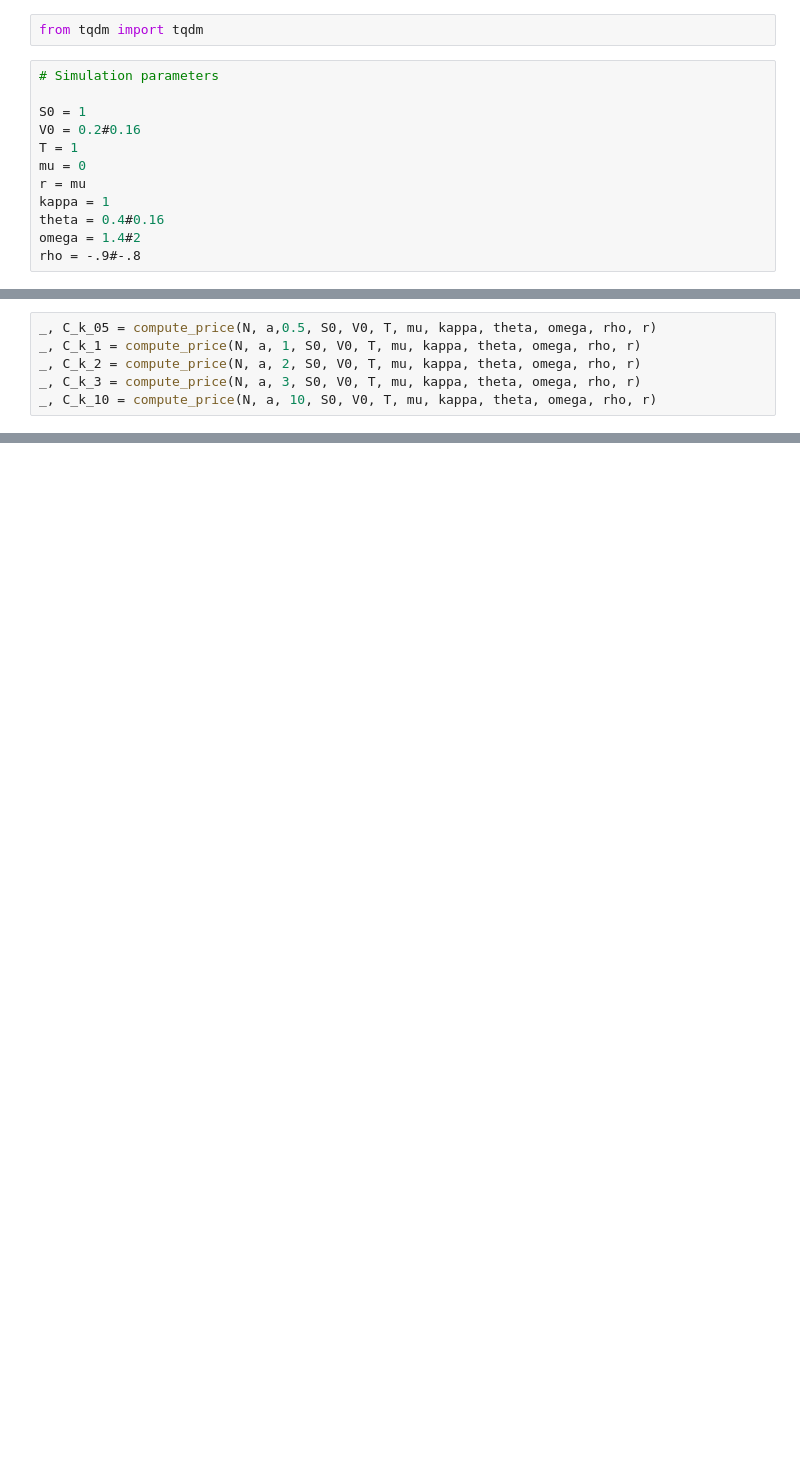
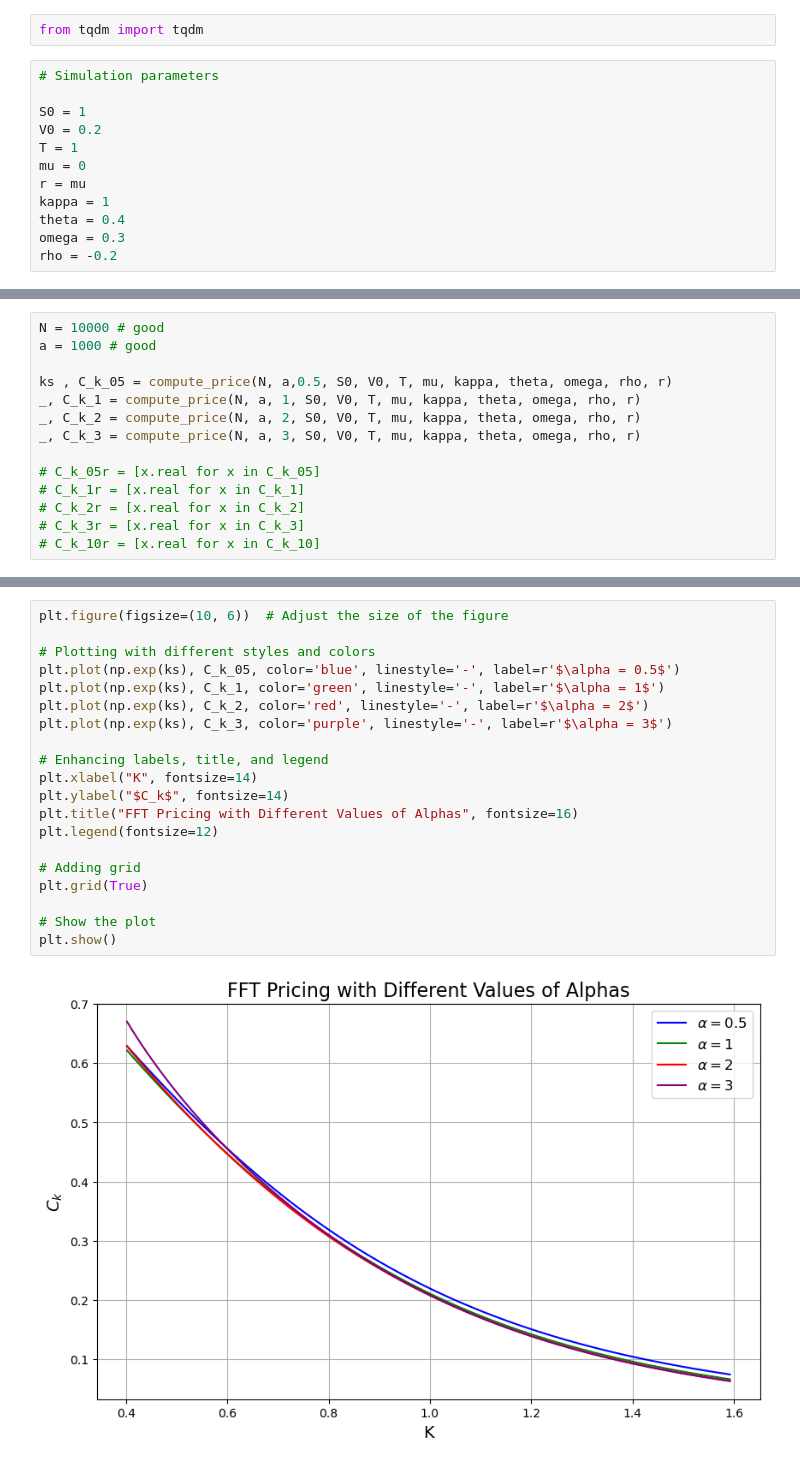
Before and after one commit to nicolassinott/HFT, a Jupyter notebook: notebooks/fft/model.ipynb, the cells around one changed output, grey strips where cells are left out. Saved outputs shown, nothing was run; the diff lists cells and outputs as text; blank space fills up the shorter version.

```diff
--- a/notebooks/fft/model.ipynb
+++ b/notebooks/fft/model.ipynb
@@ -288,11 +296,11 @@ from tqdm import tqdm
 # Simulation parameters
 
 S0 = 1
-V0 = 0.2#0.16
+V0 = 0.2
 T = 1
 mu = 0
 r = mu
 kappa = 1
-theta = 0.4#0.16
-omega = 1.4#2
-rho = -.9#-.8
+theta = 0.4
+omega = 0.3
+rho = -0.2
@@ -367,6 +340,14 @@ plt.plot(np.exp(ks), o, label = '0.5')
 # %%
-_, C_k_05 = compute_price(N, a,0.5, S0, V0, T, mu, kappa, theta, omega, rho, r)
+N = 10000 # good
+a = 1000 # good
+
+ks , C_k_05 = compute_price(N, a,0.5, S0, V0, T, mu, kappa, theta, omega, rho, r)
 _, C_k_1 = compute_price(N, a, 1, S0, V0, T, mu, kappa, theta, omega, rho, r)
 _, C_k_2 = compute_price(N, a, 2, S0, V0, T, mu, kappa, theta, omega, rho, r)
 _, C_k_3 = compute_price(N, a, 3, S0, V0, T, mu, kappa, theta, omega, rho, r)
-_, C_k_10 = compute_price(N, a, 10, S0, V0, T, mu, kappa, theta, omega, rho, r)
+
+# C_k_05r = [x.real for x in C_k_05]
+# C_k_1r = [x.real for x in C_k_1]
+# C_k_2r = [x.real for x in C_k_2]
+# C_k_3r = [x.real for x in C_k_3]
+# C_k_10r = [x.real for x in C_k_10]
@@ -394,0 +354,22 @@ plt.show()
+# %%
+plt.figure(figsize=(10, 6))  # Adjust the size of the figure
+
+# Plotting with different styles and colors
+plt.plot(np.exp(ks), C_k_05, color='blue', linestyle='-', label=r'$\alpha = 0.5$')
+plt.plot(np.exp(ks), C_k_1, color='green', linestyle='-', label=r'$\alpha = 1$')
+plt.plot(np.exp(ks), C_k_2, color='red', linestyle='-', label=r'$\alpha = 2$')
+plt.plot(np.exp(ks), C_k_3, color='purple', linestyle='-', label=r'$\alpha = 3$')
+
+# Enhancing labels, title, and legend
+plt.xlabel("K", fontsize=14)
+plt.ylabel("$C_k$", fontsize=14)
+plt.title("FFT Pricing with Different Values of Alphas", fontsize=16)
+plt.legend(fontsize=12)
+
+# Adding grid
+plt.grid(True)
+
+# Show the plot
+plt.show()
+# %% [output]
+[figure, added]
```
Also changed, not shown: parts of 11 cells of this notebook, 5 other files.
